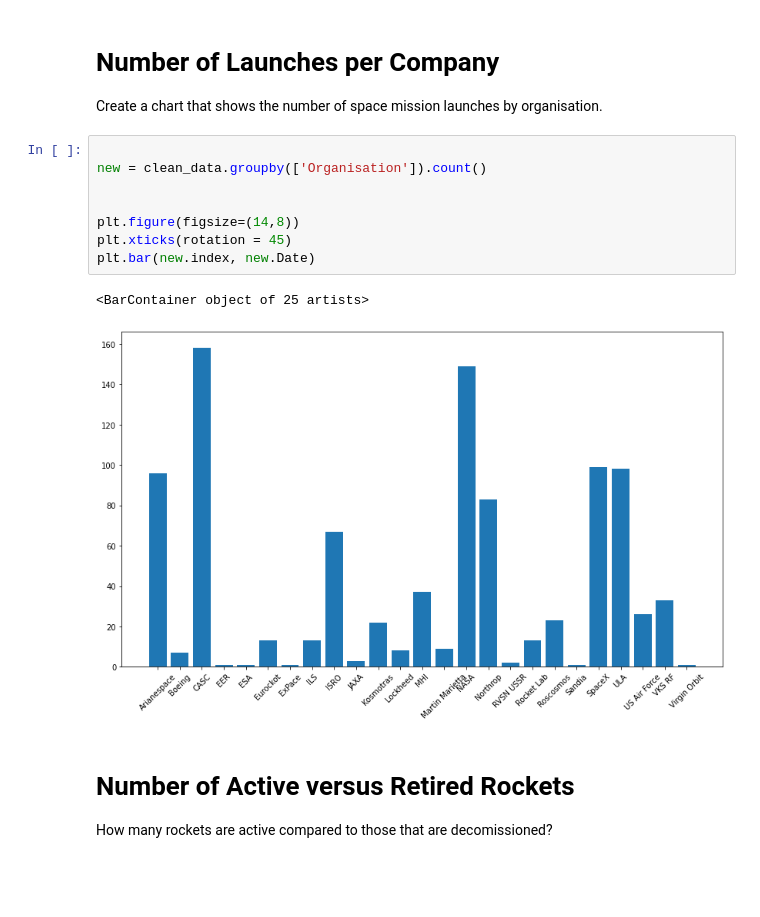
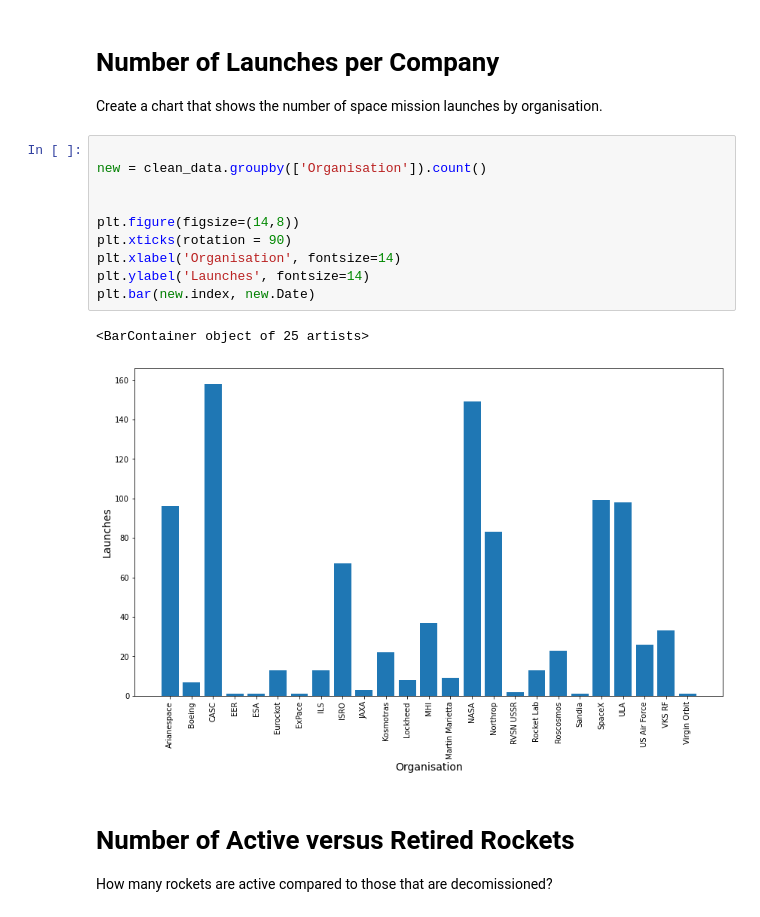
Before and after one commit to DDwillis59/Space-Race-Data-Science, a Jupyter notebook: Space_Missions_Analysis_(start).ipynb, the cells around one changed output. Saved outputs shown, nothing was run; the diff lists cells and outputs as text; blank space fills up the shorter version.

```diff
--- a/Space_Missions_Analysis_(start).ipynb
+++ b/Space_Missions_Analysis_(start).ipynb
@@ -121,14 +121,16 @@ Create a chart that shows the number of space mission launches by organisation.
 # %%
 
 new = clean_data.groupby(['Organisation']).count()
 
 
 plt.figure(figsize=(14,8))
-plt.xticks(rotation = 45)
+plt.xticks(rotation = 90)
+plt.xlabel('Organisation', fontsize=14)
+plt.ylabel('Launches', fontsize=14)
 plt.bar(new.index, new.Date)
 # %% [output]
 <BarContainer object of 25 artists>
-[figure, old version]
+[figure, new version]
 # %% [markdown]
 # Number of Active versus Retired Rockets
 
```
